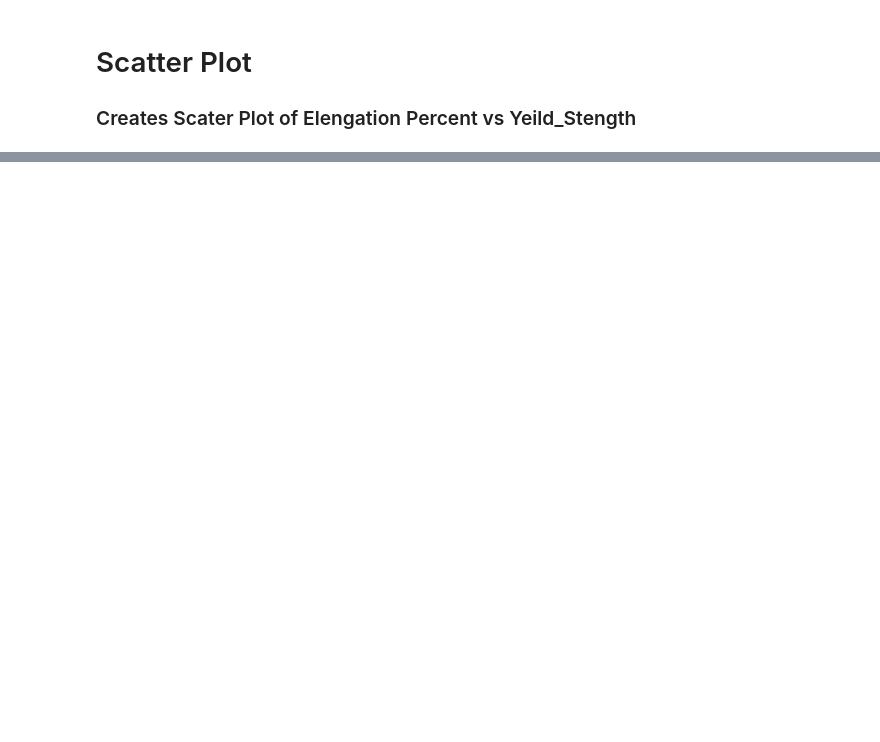
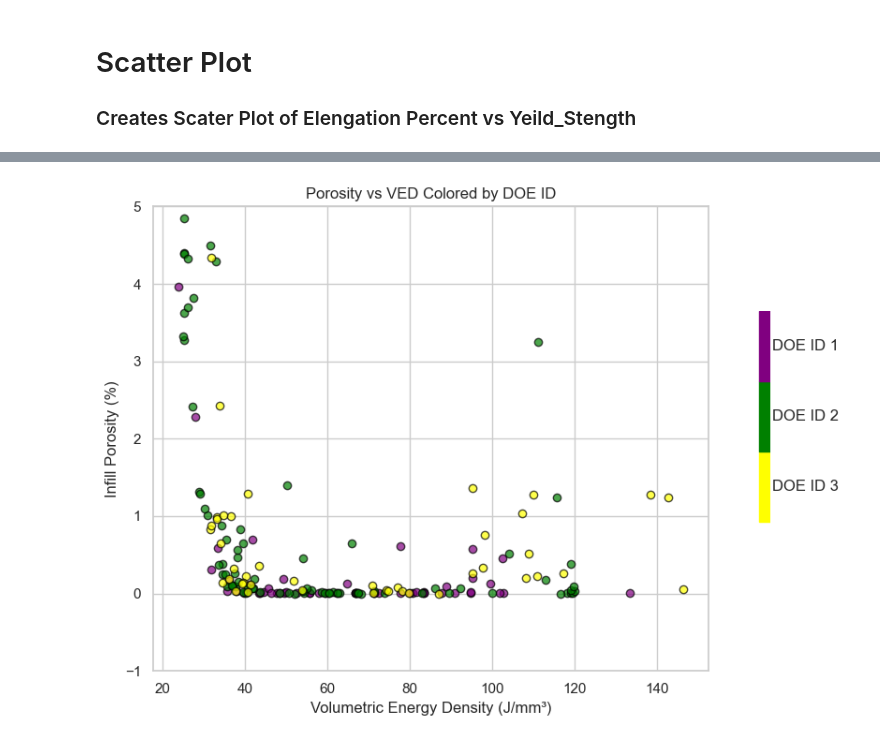
Before and after one commit to imqcam/tale_forms, a Jupyter notebook: Generate_plots.ipynb, the cells around one changed output, grey strips where cells are left out. Drawn from its saved outputs; the diff is of its cells as text; code cells hidden in the pictures; blank space fills up the shorter version.

Commit message:
Added forms_lib to plot to generate it as a function

```diff
--- a/Generate_plots.ipynb
+++ b/Generate_plots.ipynb
@@ -36,0 +55,4 @@ fm.scatter_plot()
+# %%
+fm.plot_porosity_vs_ved()
+# %% [output]
+[figure, added]
```
Also changed, not shown: parts of 4 cells of this notebook, 1 other file.
